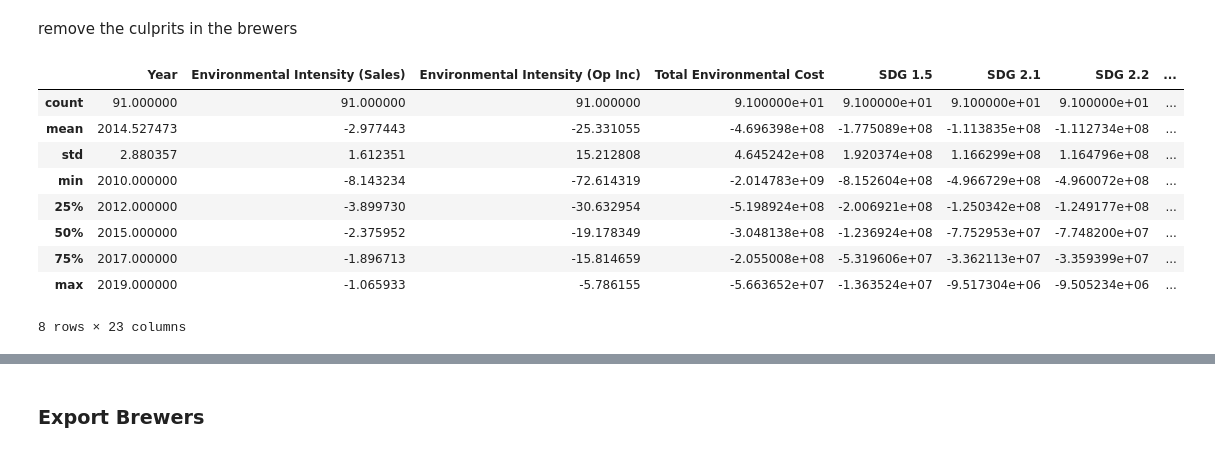
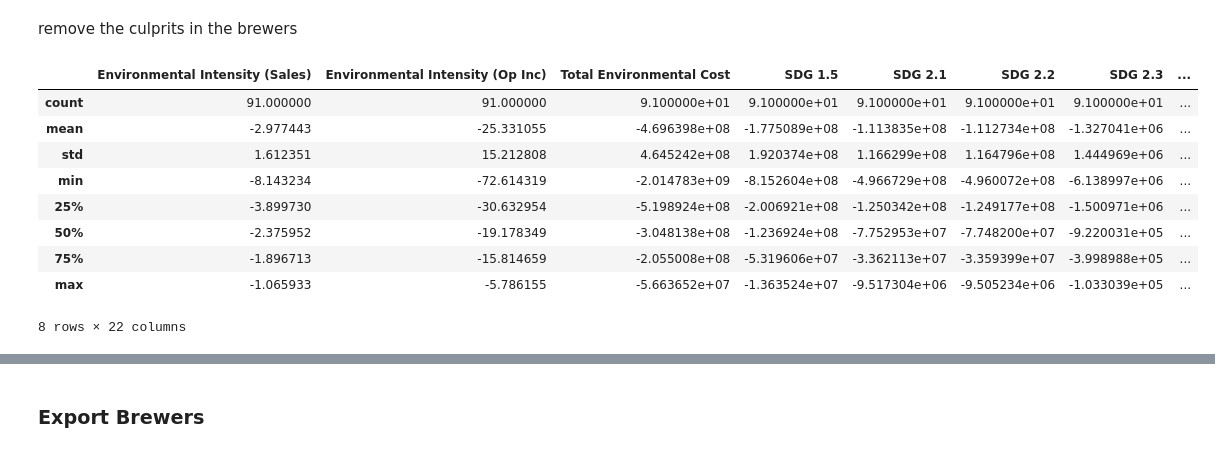
Before and after one commit to yummypugs/SPM-Project-Harvard, a Jupyter notebook: 1.0 Data Cleaning and Preprocessing.ipynb, the cells around one changed output, grey strips where cells are left out. Drawn from its saved outputs; the diff is of its cells as text; code cells hidden in the pictures.

```diff
--- a/1.0 Data Cleaning and Preprocessing.ipynb
+++ b/1.0 Data Cleaning and Preprocessing.ipynb
@@ -427,15 +459,15 @@ remove the culprits in the brewers
 # %%
 brewery_df = brewery_df[brewery_df['Company Name'] != 'CHINA RESOURCES BEER (HLDGS)']
 brewery_df = brewery_df[brewery_df['Company Name'] != 'CRAFT BREW ALLIANCE INC']
-brewery_df.describe()
+brewery_df.drop("Year", axis=1).describe()
 # %% [output]
-|  | Year | Environmental Intensity (Sales) | Environmental Intensity (Op Inc) | Total Environmental Cost | SDG 1.5 | SDG 2.1 | SDG 2.2 | ... |
-| count | 91.000000 | 91.000000 | 91.000000 | 9.100000e+01 | 9.100000e+01 | 9.100000e+01 | 9.100000e+01 | ... |
-| mean | 2014.527473 | -2.977443 | -25.331055 | -4.696398e+08 | -1.775089e+08 | -1.113835e+08 | -1.112734e+08 | ... |
-| std | 2.880357 | 1.612351 | 15.212808 | 4.645242e+08 | 1.920374e+08 | 1.166299e+08 | 1.164796e+08 | ... |
-| min | 2010.000000 | -8.143234 | -72.614319 | -2.014783e+09 | -8.152604e+08 | -4.966729e+08 | -4.960072e+08 | ... |
-| 25% | 2012.000000 | -3.899730 | -30.632954 | -5.198924e+08 | -2.006921e+08 | -1.250342e+08 | -1.249177e+08 | ... |
-| 50% | 2015.000000 | -2.375952 | -19.178349 | -3.048138e+08 | -1.236924e+08 | -7.752953e+07 | -7.748200e+07 | ... |
-| 75% | 2017.000000 | -1.896713 | -15.814659 | -2.055008e+08 | -5.319606e+07 | -3.362113e+07 | -3.359399e+07 | ... |
-| max | 2019.000000 | -1.065933 | -5.786155 | -5.663652e+07 | -1.363524e+07 | -9.517304e+06 | -9.505234e+06 | ... |
+|  | Environmental Intensity (Sales) | Environmental Intensity (Op Inc) | Total Environmental Cost | SDG 1.5 | SDG 2.1 | SDG 2.2 | SDG 2.3 | ... |
+| count | 91.000000 | 91.000000 | 9.100000e+01 | 9.100000e+01 | 9.100000e+01 | 9.100000e+01 | 9.100000e+01 | ... |
+| mean | -2.977443 | -25.331055 | -4.696398e+08 | -1.775089e+08 | -1.113835e+08 | -1.112734e+08 | -1.327041e+06 | ... |
+| std | 1.612351 | 15.212808 | 4.645242e+08 | 1.920374e+08 | 1.166299e+08 | 1.164796e+08 | 1.444969e+06 | ... |
+| min | -8.143234 | -72.614319 | -2.014783e+09 | -8.152604e+08 | -4.966729e+08 | -4.960072e+08 | -6.138997e+06 | ... |
+| 25% | -3.899730 | -30.632954 | -5.198924e+08 | -2.006921e+08 | -1.250342e+08 | -1.249177e+08 | -1.500971e+06 | ... |
+| 50% | -2.375952 | -19.178349 | -3.048138e+08 | -1.236924e+08 | -7.752953e+07 | -7.748200e+07 | -9.220031e+05 | ... |
+| 75% | -1.896713 | -15.814659 | -2.055008e+08 | -5.319606e+07 | -3.362113e+07 | -3.359399e+07 | -3.998988e+05 | ... |
+| max | -1.065933 | -5.786155 | -5.663652e+07 | -1.363524e+07 | -9.517304e+06 | -9.505234e+06 | -1.033039e+05 | ... |
-8 rows × 23 columns
+8 rows × 22 columns
```
Also changed, not shown: parts of 12 cells of this notebook, 1 other file.
